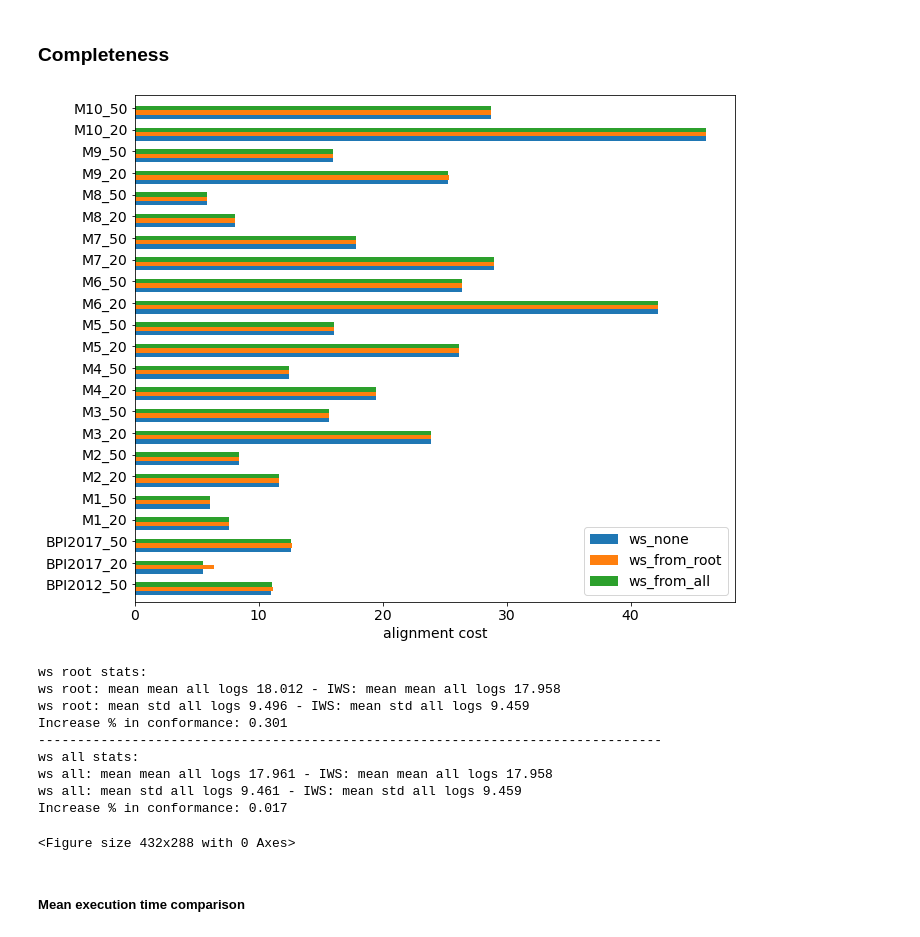
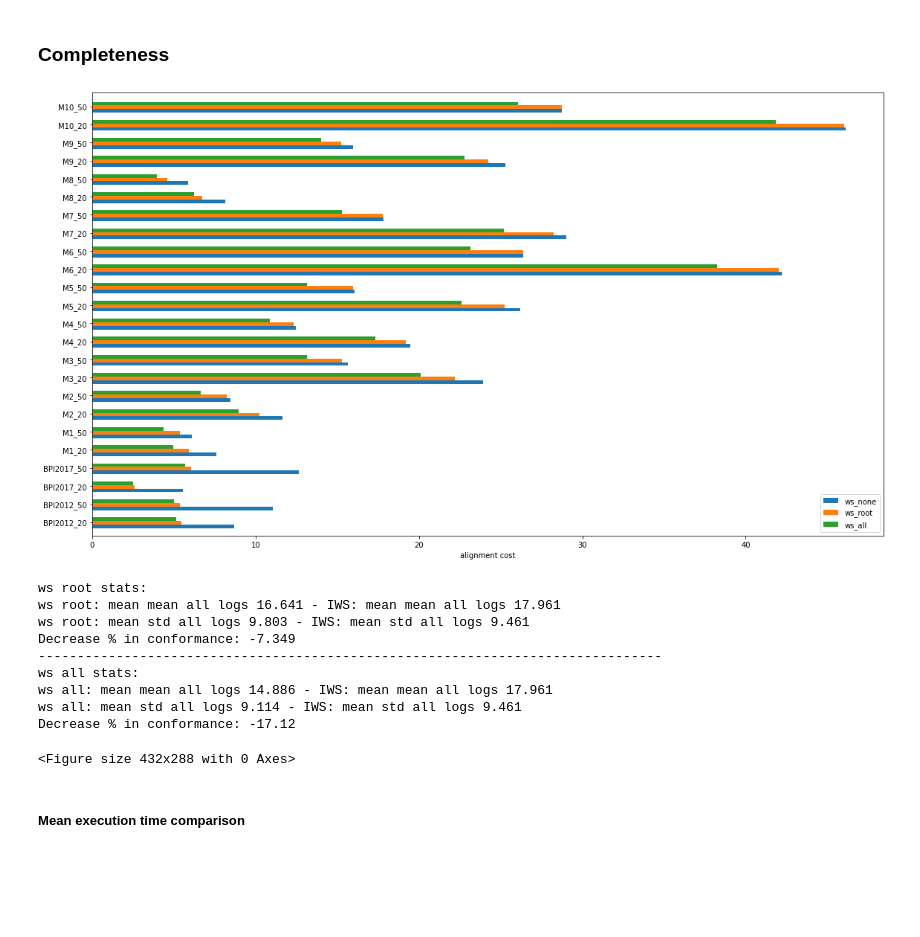
Before and after one commit to MaxTNielsen/ConformanceCheckingUsingTries, a Jupyter notebook: Jupyter/analysis.ipynb, the cells around one changed output. Drawn from its saved outputs; the diff is of its cells as text; code cells hidden in the pictures; blank space fills up the shorter version.

```diff
--- a/Jupyter/analysis.ipynb
+++ b/Jupyter/analysis.ipynb
@@ -19,9 +19,7 @@ from IPython.utils import io
 
 from utils import get_occ_dfs, get_hmmconf_df, get_bp_df
 import validation
-from validation import get_dataset_metrics, extract_filename, plot_bar_chart_comparison, plot_bar_chart_comparison_, get_statistics, print_stat, print_procentual
-
-plt.rcParams.update({'font.size': 14})
+from validation import get_dataset_metrics, extract_filename, plot_bar_chart_comparison_, get_statistics, print_stat, print_procentual
 # %%
 INPUT_DIR = os.path.join('..','output')
 PREFIX_ALIGN_DIR = os.path.join(INPUT_DIR, 'prefix-alignment')
@@ -133,15 +283,15 @@ dims_25 = {'conf': 1, 'compl': 2, 'confi': 3, 'total': 4, 'trace_length': 5, 'ti
 avg_costs_25 = {'conf': [], 'compl': [], 'confi': [], 'total': [], 'trace_length': [], 'time': []}
 
 no_compl_no_conf_dict, dict_keys = get_dataset_metrics(
-   INPUT_DIR+"/tripleocc_runs/test", dims=dims_14, avg_costs=avg_costs_14, regex_f=extract_filename)
+   INPUT_DIR+"/tripleocc_runs/no_compl_no_conf", dims=dims_14, avg_costs=avg_costs_14, regex_f=extract_filename)
 # no_compl_avg_dict, _ = get_dataset_metrics(
 #     INPUT_DIR+"/tripleocc_runs/no_compl_avg", dims=dims_25, avg_costs=avg_costs_25, regex_f=extract_filename)
 # no_compl_min_dict, _ = get_dataset_metrics(
 #     INPUT_DIR+"/tripleocc_runs/no_compl_min", dims=dims_25, avg_costs=avg_costs_25, regex_f=extract_filename)
 no_conf_ws_root_dict, dict_keys_ = get_dataset_metrics(
-    INPUT_DIR+"/tripleocc_runs/no_ws_encoded", dims=dims_25, avg_costs=avg_costs_25, regex_f=extract_filename)
+    INPUT_DIR+"/tripleocc_runs/no_conf_ws_root", dims=dims_25, avg_costs=avg_costs_25, regex_f=extract_filename)
 no_conf_ws_all_states_dict, _  = get_dataset_metrics(
-    INPUT_DIR+"/tripleocc_runs/no_ws_compressed", dims=dims_14, avg_costs=avg_costs_14, regex_f=extract_filename)
+    INPUT_DIR+"/tripleocc_runs/no_conf_ws_all_compressed", dims=dims_25, avg_costs=avg_costs_25, regex_f=extract_filename)
 # %% [markdown]
 ### Completeness
 # %%
@@ -150,32 +300,33 @@ no_conf_ws_all_stats=get_statistics(no_conf_ws_all_states_dict, validation.compl
 no_conf_ws_root_stats=get_statistics(no_conf_ws_root_dict, validation.completeness_output)
 # %%
 """Grouped bar chart - ws root"""
-
+plt.rcParams.update({'font.size': 22})
 plot_bar_chart_comparison_(validation.completeness_labels, no_compl_no_conf_compl_stats,
-                            no_conf_ws_root_stats, no_conf_ws_all_stats,'mean', ['ws_none', 'ws_from_root', 'ws_from_all'], "alignment cost", "avg alignment cost pr log")
+                            no_conf_ws_root_stats, no_conf_ws_all_stats,'mean', ['ws_none', 'ws_root', 'ws_all'], "alignment cost", "avg alignment cost pr log")
 
 print("ws root stats:")
 print_stat('mean', no_conf_ws_root_stats, no_compl_no_conf_compl_stats, "ws root", "IWS")
 print_stat('std', no_conf_ws_root_stats, no_compl_no_conf_compl_stats,  "ws root", "IWS")
 print(print_procentual('mean','conformance',no_conf_ws_root_stats, no_compl_no_conf_compl_stats))
 print(40*"--")
 print("ws all stats:")
 print_stat('mean', no_conf_ws_all_stats, no_compl_no_conf_compl_stats, "ws all", "IWS")
 print_stat('std', no_conf_ws_all_stats, no_compl_no_conf_compl_stats,  "ws all", "IWS")
 print(print_procentual('mean','conformance',no_conf_ws_all_stats, no_compl_no_conf_compl_stats))
-
 plt.savefig("images/avg alingment cost pr log - completeness.pdf")
+#plt.show()
+#plt.close()
 # %% [output]
-[figure, old version]
+[figure, new version]
 ws root stats:
-ws root: mean mean all logs 18.012 - IWS: mean mean all logs 17.958
-ws root: mean std all logs 9.496 - IWS: mean std all logs 9.459
-Increase % in conformance: 0.301
+ws root: mean mean all logs 16.641 - IWS: mean mean all logs 17.961
+ws root: mean std all logs 9.803 - IWS: mean std all logs 9.461
+Decrease % in conformance: -7.349
 --------------------------------------------------------------------------------
 ws all stats:
-ws all: mean mean all logs 17.961 - IWS: mean mean all logs 17.958
-ws all: mean std all logs 9.461 - IWS: mean std all logs 9.459
-Increase % in conformance: 0.017
+ws all: mean mean all logs 14.886 - IWS: mean mean all logs 17.961
+ws all: mean std all logs 9.114 - IWS: mean std all logs 9.461
+Decrease % in conformance: -17.12
 <Figure size 432x288 with 0 Axes>
 # %% [markdown]
 ##### Mean execution time comparison
```
Also changed, not shown: parts of 72 cells of this notebook, 27 other files.
